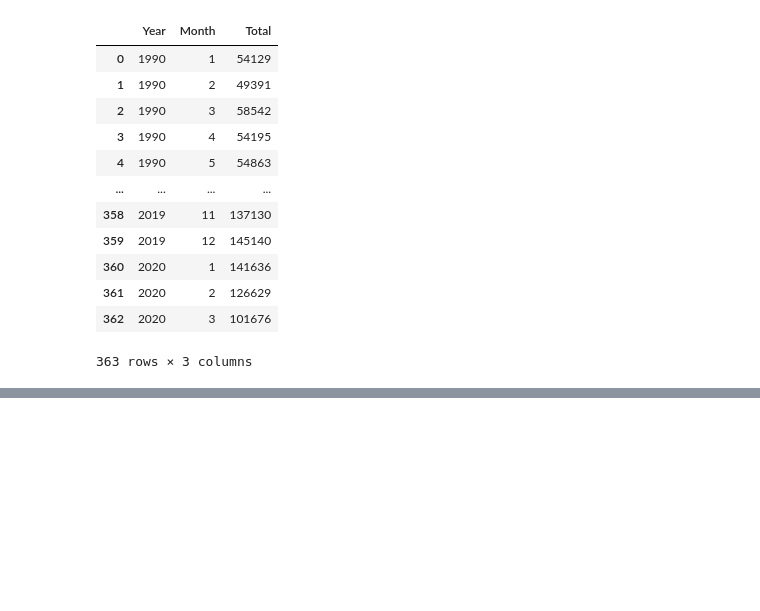
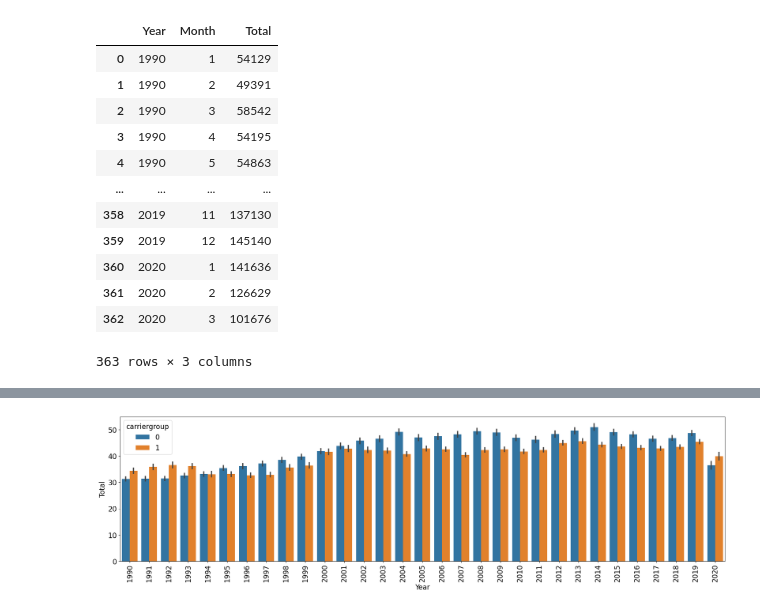
Before and after one commit to ABDElrahman022/EDA, a Jupyter notebook: EDA.ipynb, the cells around one changed output, grey strips where cells are left out. Saved outputs shown, nothing was run; the diff lists cells and outputs as text; code cells hidden in the pictures; blank space fills up the shorter version.

```diff
--- a/EDA.ipynb
+++ b/EDA.ipynb
@@ -245,0 +256,7 @@ plt.show()
+# %%
+plt.figure(figsize=(25, 6))
+sns.barplot(x='Year', y='Total', data=df, hue='carriergroup')
+plt.xticks(rotation=90)
+plt.show()
+# %% [output]
+[figure, added]
```
Also changed, not shown: parts of 4 cells of this notebook.
